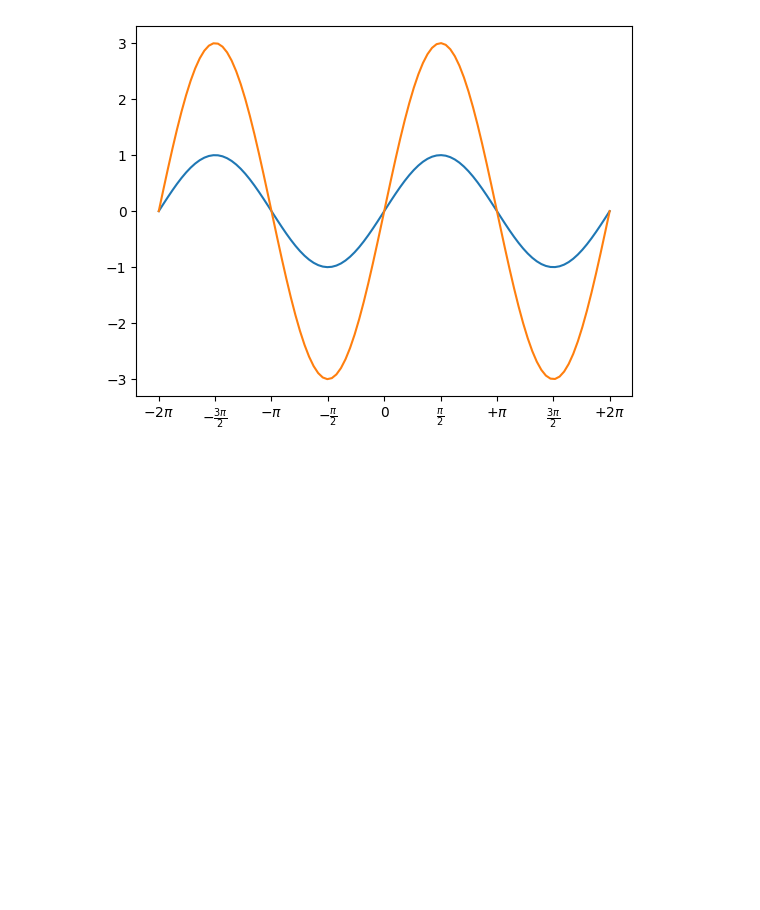
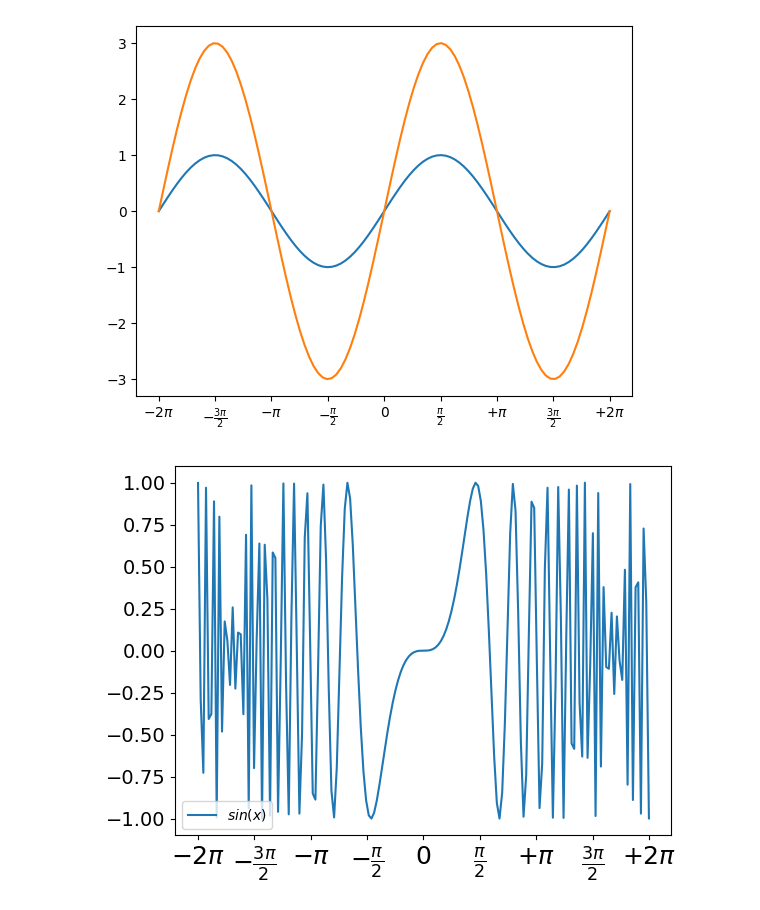
Before and after one commit to seanleeforever/mycode, a Jupyter notebook: graphing/matplotlibgraphing.ipynb, the cells around one changed output. Drawn from its saved outputs; the diff is of its cells as text; code cells hidden in the pictures; blank space fills up the shorter version.

```diff
--- a/graphing/matplotlibgraphing.ipynb
+++ b/graphing/matplotlibgraphing.ipynb
@@ -134,3 +134,32 @@ ax.plot(X, F1, X, F2)
 plt.show()
 # %% [output]
 [figure]
+# %%
+X = np.linspace(-2 * np.pi, 2 * np.pi, 170, endpoint=True)
+F1 = np.sin(X**3 / 2)
+
+fig, ax = plt.subplots()
+
+positions = [np.pi / 2 * x for x in range(-4, 5)]
+labels = [r'$-2\pi$', r'$-\frac{3\pi}{2}$', r'$-\pi$',
+                    r'$-\frac{\pi}{2}$', 0, r'$\frac{\pi}{2}$',
+                    r'$+\pi$', r'$\frac{3\pi}{2}$', r'$+2\pi$']
+ax.xaxis.set_major_locator(ticker.FixedLocator(positions))
+ax.xaxis.set_major_formatter(ticker.FixedFormatter(labels))
+
+
+for xtick in ax.get_xticklabels():
+    xtick.set_fontsize(18)
+    xtick.set_bbox(dict(facecolor='white', edgecolor='None', alpha=0.7 ))
+
+for ytick in ax.get_yticklabels():
+    ytick.set_fontsize(14)
+    ytick.set_bbox(dict(facecolor='white', edgecolor='None', alpha=0.7 ))
+
+ax.plot(X, F1, label="$sin(x)$")
+
+ax.legend(loc='lower left')
+
+plt.show()
+# %% [output]
+[figure, added]
```
Also changed, not shown: 2 other files.
